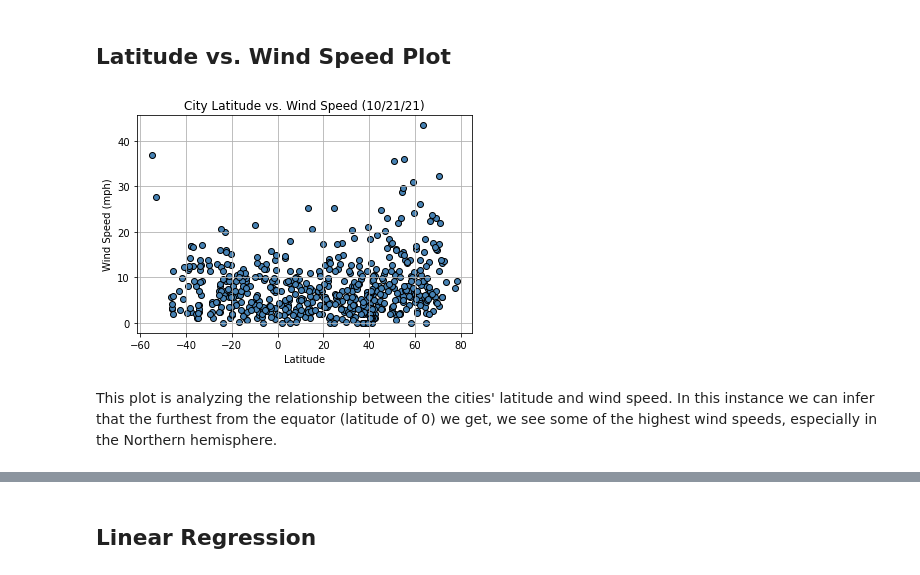
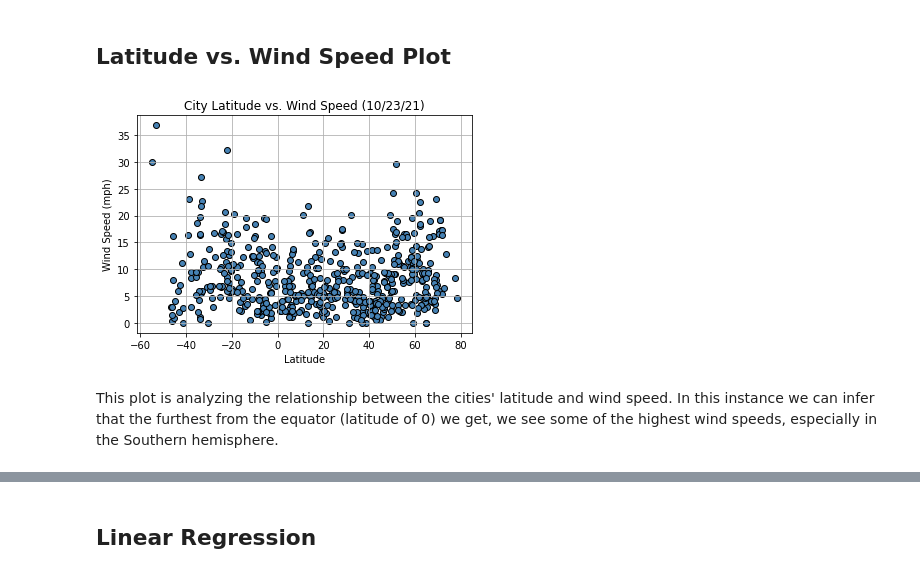
Before and after one commit to jennylynnlong/python-api-challenge, a Jupyter notebook: WeatherPy JL.ipynb, the cells around one changed output, grey strips where cells are left out. Drawn from its saved outputs; the diff is of its cells as text; code cells hidden in the pictures.

```diff
--- a/WeatherPy JL.ipynb
+++ b/WeatherPy JL.ipynb
@@ -365,21 +296,21 @@ This plot is analyzing the relationship between the cities' latitude and cloudin
 # %%
 # Create a scatter plot for latitude vs. wind speed
 x_values = clean_city_data['Lat']
 y_values = clean_city_data['Wind Speed']
 plt.scatter(x_values, y_values, marker='o', facecolors='steelblue', edgecolors='black')
 
 # create labels for chart
-plt.title('City Latitude vs. Wind Speed (10/21/21)')
+plt.title('City Latitude vs. Wind Speed (10/23/21)')
 plt.ylabel('Wind Speed (mph)')
 plt.xlabel('Latitude')
 
 # show grid
 plt.grid()
 
 # save image of chart
 plt.savefig('Instructions/output_data/Fig4.png')
 plt.show()
 # %% [output]
-[figure, old version]
+[figure, new version]
 # %% [markdown]
-This plot is analyzing the relationship between the cities' latitude and wind speed. In this instance we can infer that the furthest from the equator (latitude of 0) we get, we see some of the highest wind speeds, especially in the Northern hemisphere.
+This plot is analyzing the relationship between the cities' latitude and wind speed. In this instance we can infer that the furthest from the equator (latitude of 0) we get, we see some of the highest wind speeds, especially in the Southern hemisphere.
```
Also changed, not shown: parts of 46 cells of this notebook, 16 other files.
